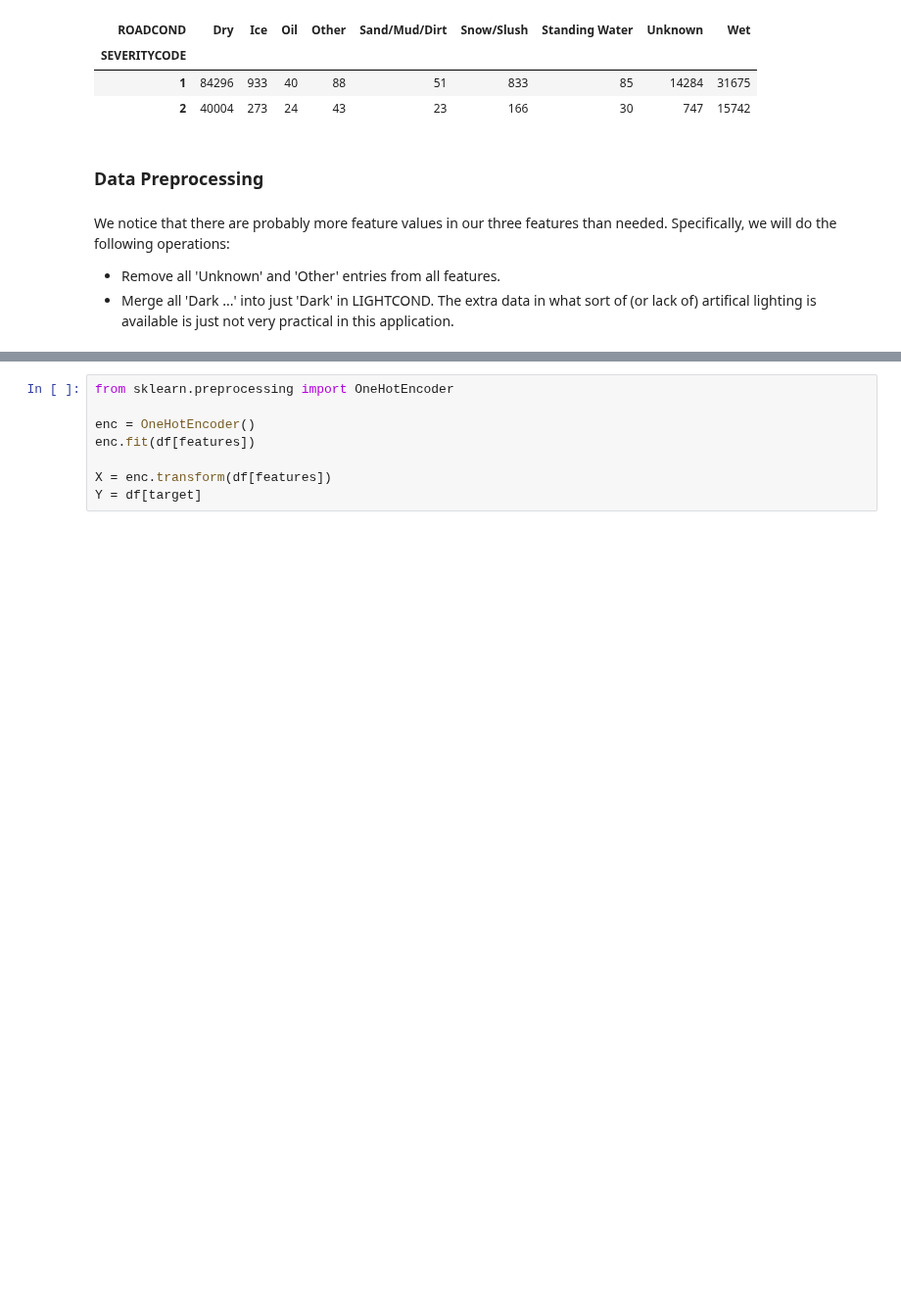
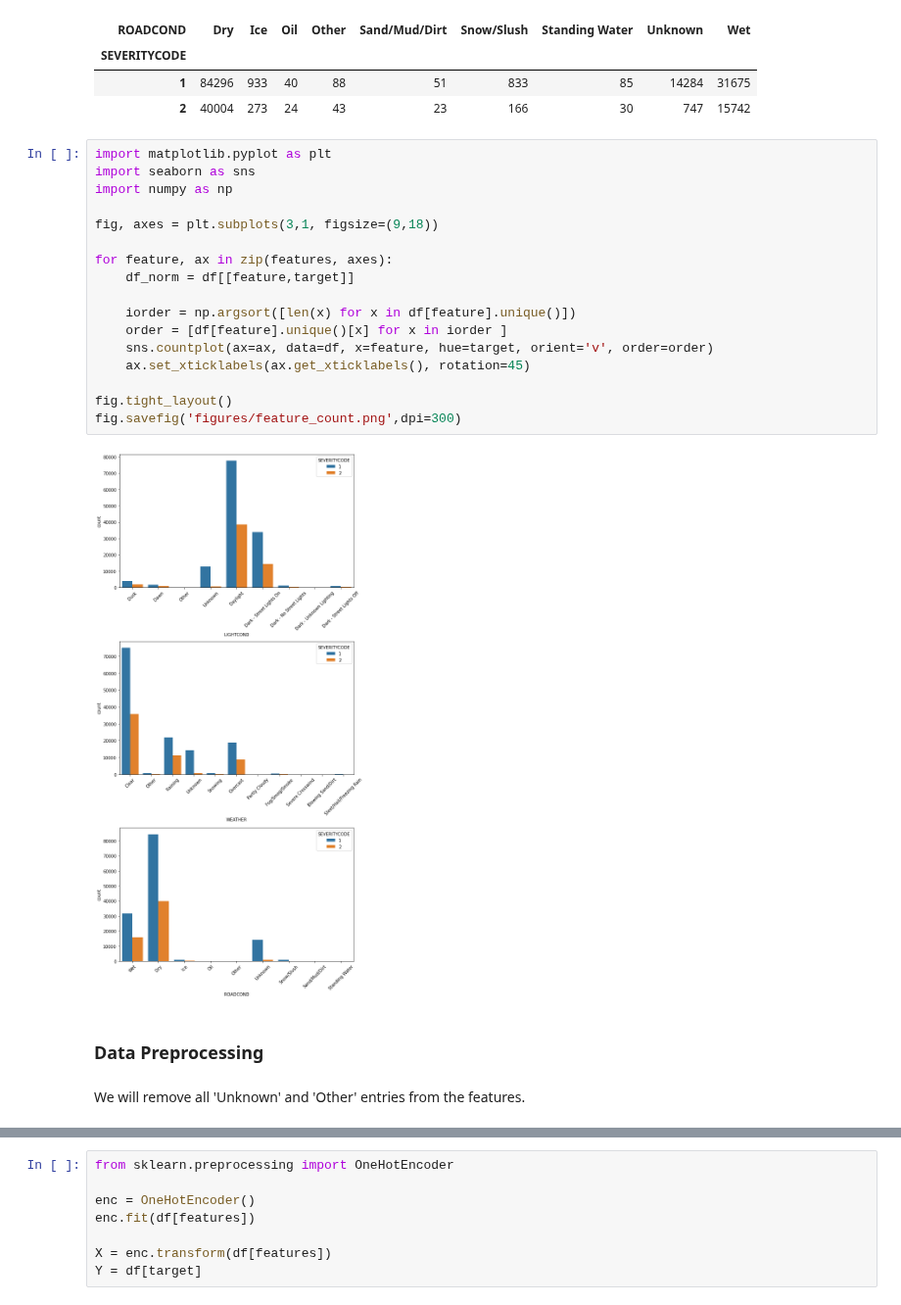
Before and after one commit to jstr0em/coursera-capstone, a Jupyter notebook: main.ipynb, the cells around one changed output, grey strips where cells are left out. Shown at 98% size. Saved outputs shown, nothing was run; the diff lists cells and outputs as text; blank space fills up the shorter version.

```diff
--- a/main.ipynb
+++ b/main.ipynb
@@ -229,10 +229,27 @@ df.groupby(target)[features[2]].value_counts().unstack()
 | SEVERITYCODE |  |  |  |  |  |  |  |  |  |
 | 1 | 84296 | 933 | 40 | 88 | 51 | 833 | 85 | 14284 | 31675 |
 | 2 | 40004 | 273 | 24 | 43 | 23 | 166 | 30 | 747 | 15742 |
+# %%
+import matplotlib.pyplot as plt
+import seaborn as sns
+import numpy as np
+
+fig, axes = plt.subplots(3,1, figsize=(9,18))
+
+for feature, ax in zip(features, axes):
+    df_norm = df[[feature,target]]
+
+    iorder = np.argsort([len(x) for x in df[feature].unique()])
+    order = [df[feature].unique()[x] for x in iorder ]
+    sns.countplot(ax=ax, data=df, x=feature, hue=target, orient='v', order=order)
+    ax.set_xticklabels(ax.get_xticklabels(), rotation=45)
+
+fig.tight_layout()
+fig.savefig('figures/feature_count.png',dpi=300)
+# %% [output]
+[figure, added]
 # %% [markdown]
 ### Data Preprocessing
-# %% [markdown]
-We notice that there are probably more feature values in our three features than needed. Specifically, we will do the following operations:
-* Remove all 'Unknown' and 'Other' entries from all features.
-* Merge all 'Dark ...' into just 'Dark' in LIGHTCOND. The extra data in what sort of (or lack of) artifical lighting is available is just not very practical in this application.
+# %% [markdown]
+We will remove all 'Unknown' and 'Other' entries from the features.
 # %%
```
Also changed, not shown: parts of 15 cells of this notebook.
